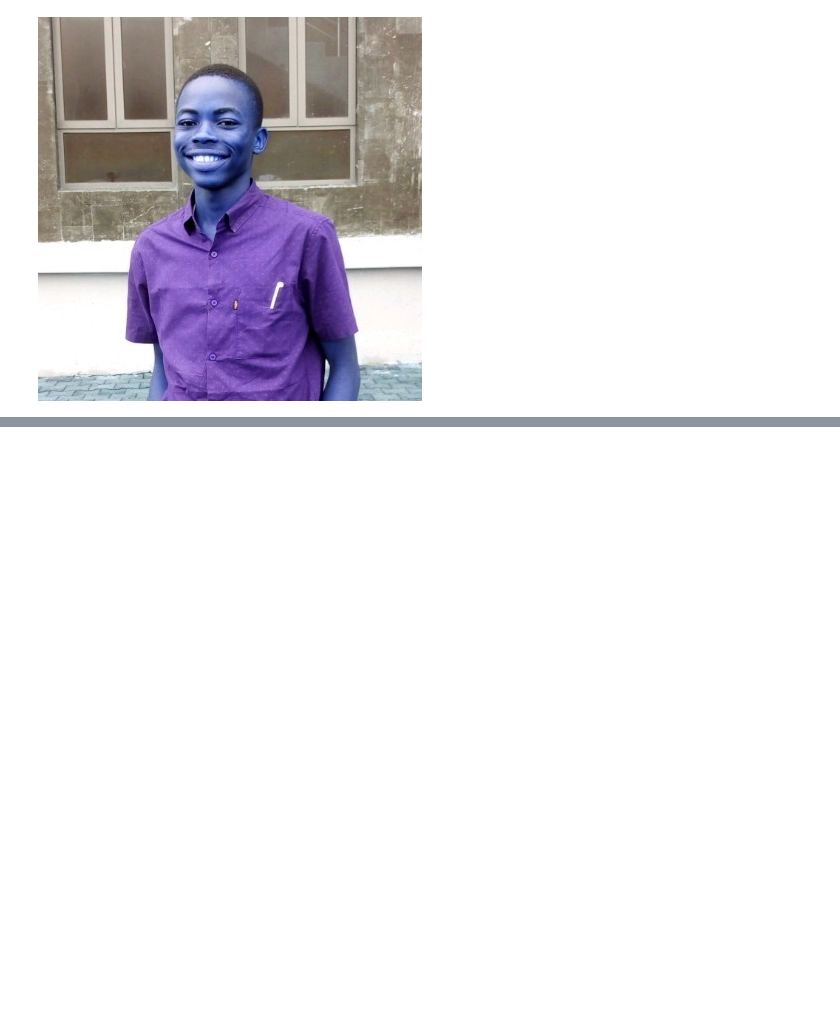
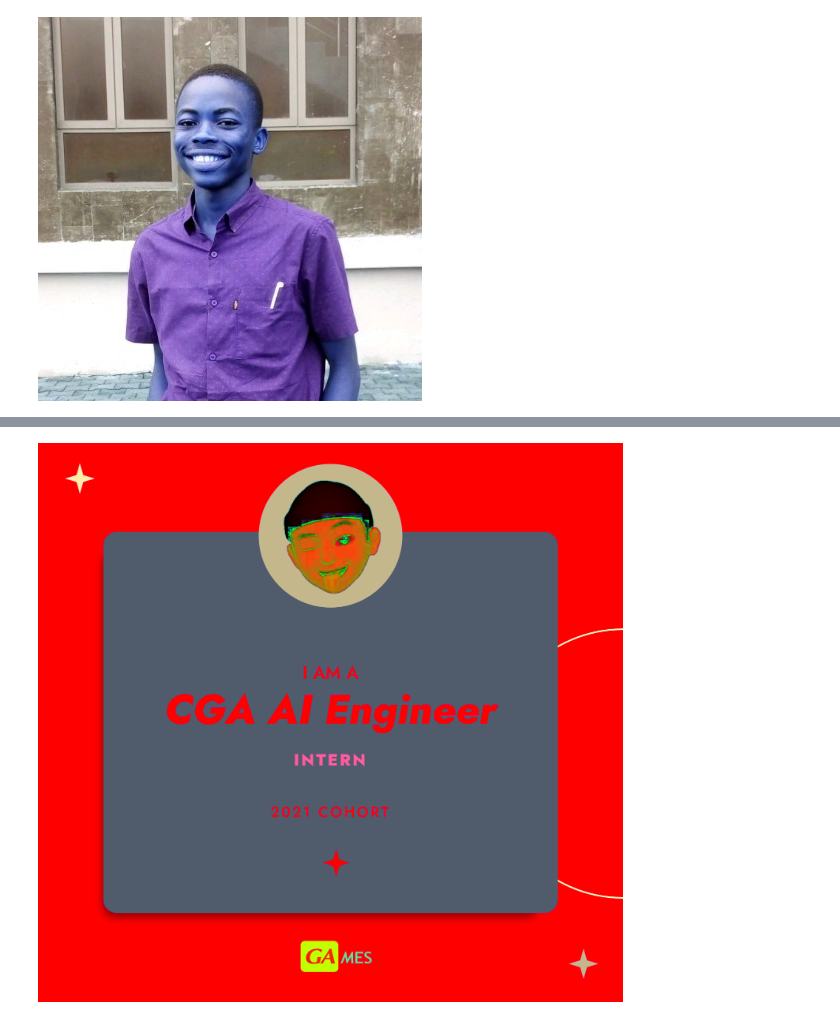
Before and after one commit to anice1/Intro-to-CV, a Jupyter notebook: Learning_Open_CV_(RGB).ipynb, the cells around one changed output, grey strips where cells are left out. Cells and saved outputs as stored; diff of their text form; code cells hidden in the pictures; blank space fills up the shorter version.

```diff
--- a/Learning_Open_CV_(RGB).ipynb
+++ b/Learning_Open_CV_(RGB).ipynb
@@ -141,0 +153,7 @@ cv2_imshow(bgr_image)
+# %%
+# Convert image to HSV
+x_hsv_image = cv2.cvtColor(x_image, cv2.COLOR_BGR2HSV)
+cv2_imshow(x_hsv_image)
+# cv2_imshow(x_image)
+# %% [output]
+[figure, added]
```
Also changed, not shown: parts of 8 cells of this notebook.
